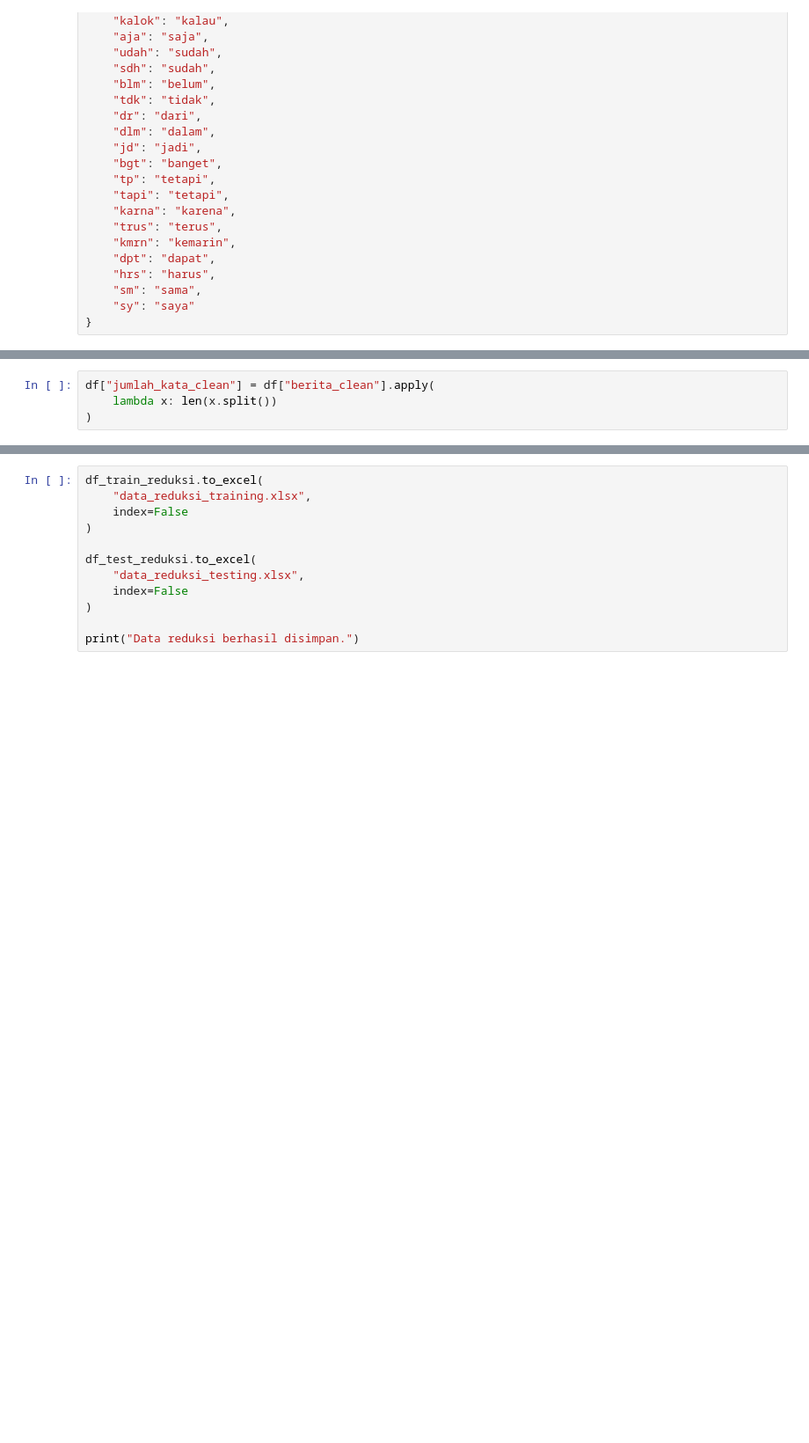
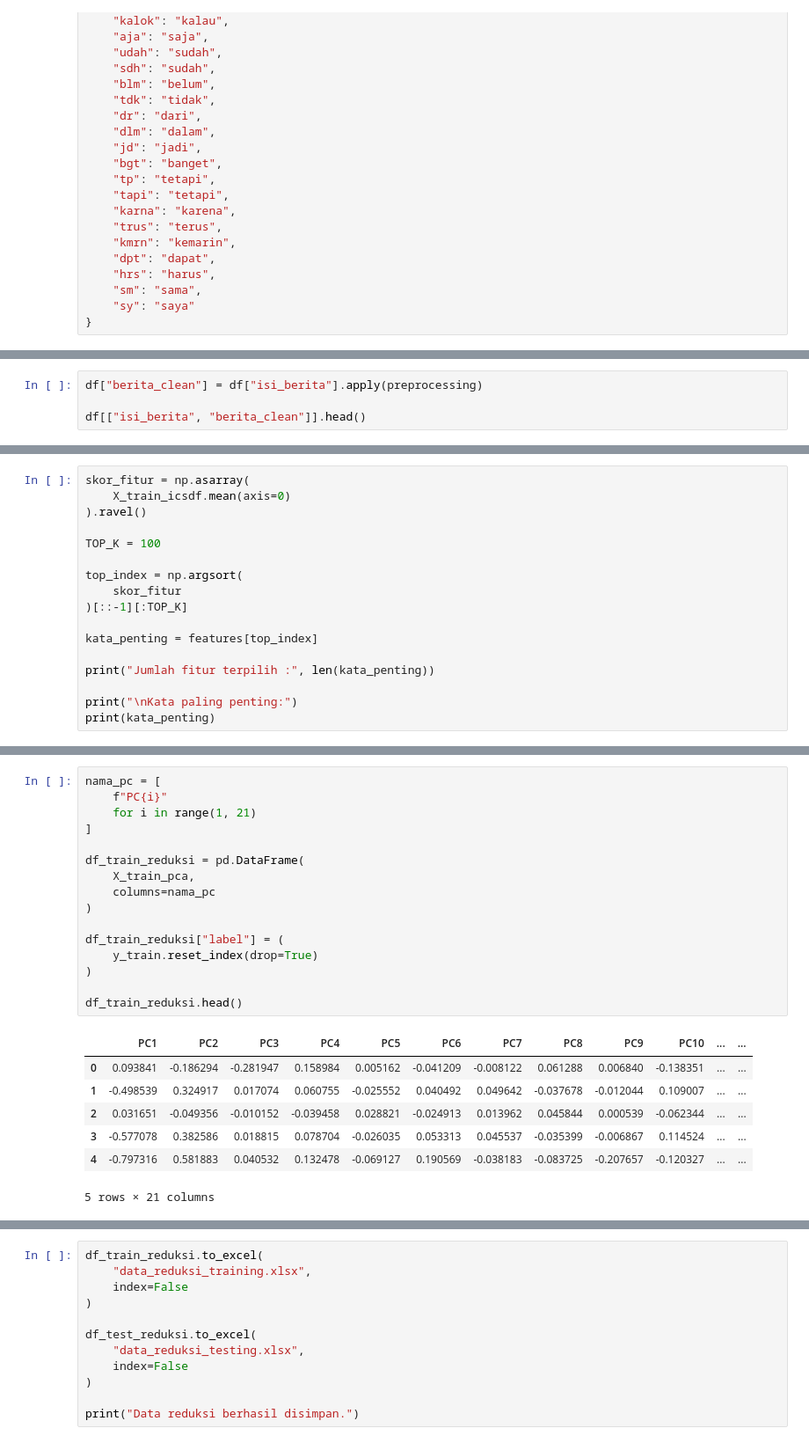
Before and after one commit to puspitaa4/PPW, a Jupyter notebook: _sources/Tugas_2.ipynb, the cells around one changed output, grey strips where cells are left out. Shown at 88% size. Cells and saved outputs as stored; diff of their text form; blank space fills up the shorter version.

```diff
--- a/_sources/Tugas_2.ipynb
+++ b/_sources/Tugas_2.ipynb
@@ -277,4 +153,0 @@ df[
-# %%
-df["jumlah_kata_clean"] = df["berita_clean"].apply(
-    lambda x: len(x.split())
-)
@@ -719,0 +309,4 @@ df_test_reduksi.head()
+# %%
+df["berita_clean"] = df["isi_berita"].apply(preprocessing)
+
+df[["isi_berita", "berita_clean"]].head()
@@ -719,0 +619,17 @@ df_test_reduksi.head()
+# %%
+skor_fitur = np.asarray(
+    X_train_icsdf.mean(axis=0)
+).ravel()
+
+TOP_K = 100
+
+top_index = np.argsort(
+    skor_fitur
+)[::-1][:TOP_K]
+
+kata_penting = features[top_index]
+
+print("Jumlah fitur terpilih :", len(kata_penting))
+
+print("\nKata paling penting:")
+print(kata_penting)
@@ -719,0 +756,24 @@ df_test_reduksi.head()
+# %%
+nama_pc = [
+    f"PC{i}"
+    for i in range(1, 21)
+]
+
+df_train_reduksi = pd.DataFrame(
+    X_train_pca,
+    columns=nama_pc
+)
+
+df_train_reduksi["label"] = (
+    y_train.reset_index(drop=True)
+)
+
+df_train_reduksi.head()
+# %% [output]
+|  | PC1 | PC2 | PC3 | PC4 | PC5 | PC6 | PC7 | PC8 | PC9 | PC10 | ... | ... |
+| 0 | 0.093841 | -0.186294 | -0.281947 | 0.158984 | 0.005162 | -0.041209 | -0.008122 | 0.061288 | 0.006840 | -0.138351 | ... | ... |
+| 1 | -0.498539 | 0.324917 | 0.017074 | 0.060755 | -0.025552 | 0.040492 | 0.049642 | -0.037678 | -0.012044 | 0.109007 | ... | ... |
+| 2 | 0.031651 | -0.049356 | -0.010152 | -0.039458 | 0.028821 | -0.024913 | 0.013962 | 0.045844 | 0.000539 | -0.062344 | ... | ... |
+| 3 | -0.577078 | 0.382586 | 0.018815 | 0.078704 | -0.026035 | 0.053313 | 0.045537 | -0.035399 | -0.006867 | 0.114524 | ... | ... |
+| 4 | -0.797316 | 0.581883 | 0.040532 | 0.132478 | -0.069127 | 0.190569 | -0.038183 | -0.083725 | -0.207657 | -0.120327 | ... | ... |
+5 rows × 21 columns
```
Also changed, not shown: parts of 82 cells of this notebook, 6 other files.
